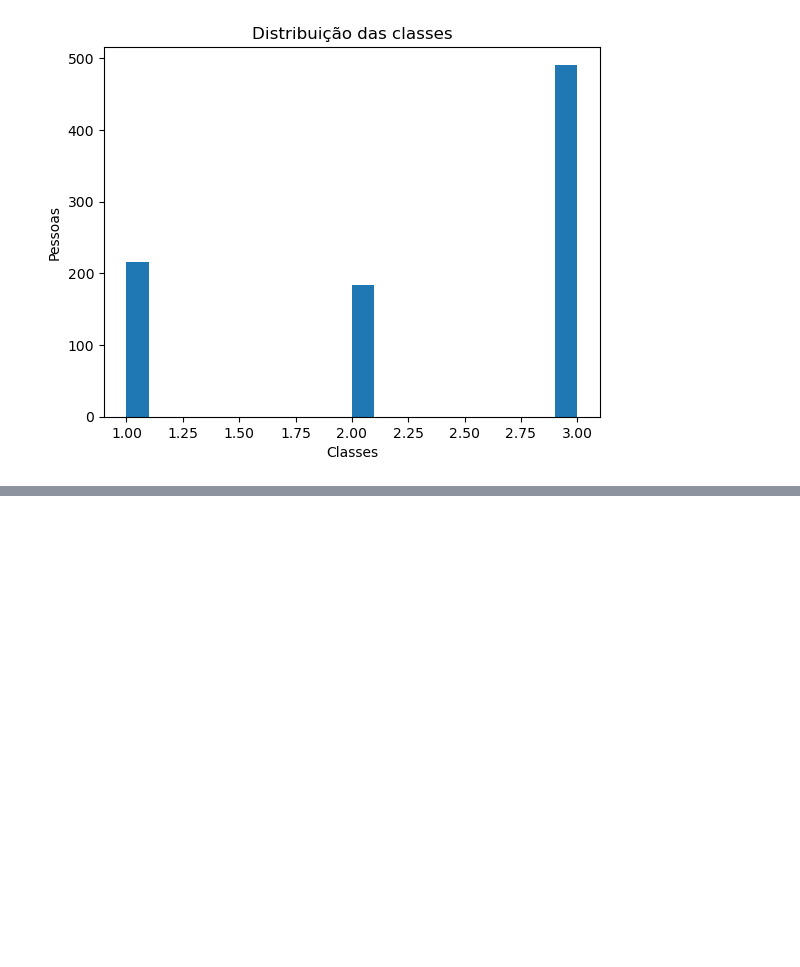
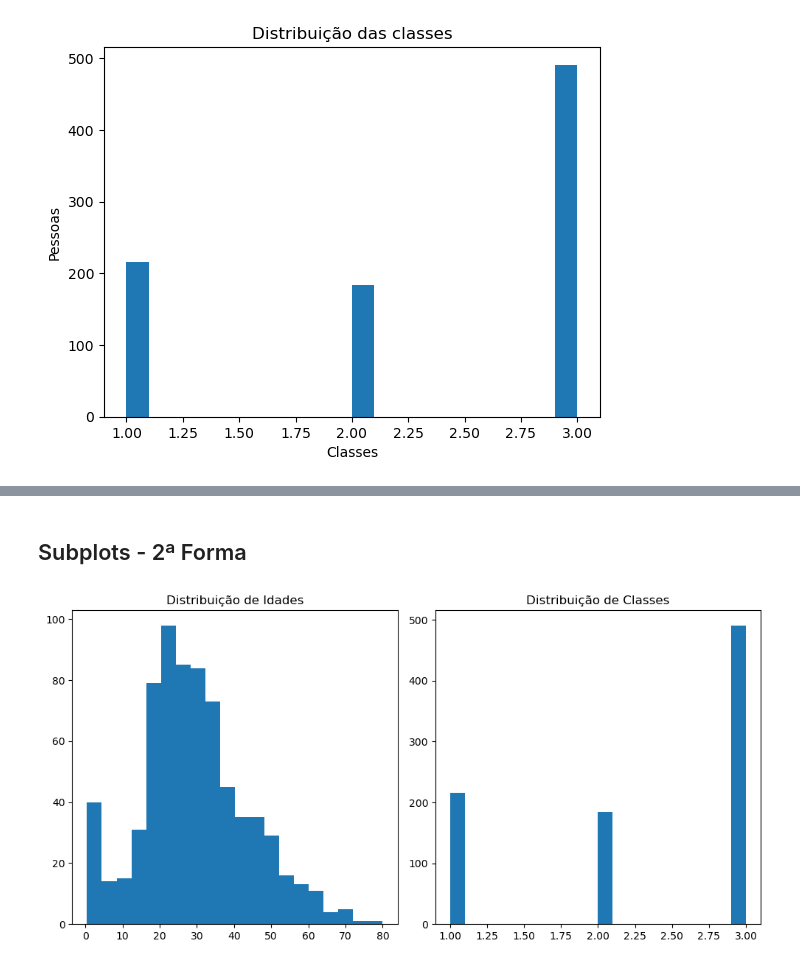
Before and after one commit to phillrog/py-machine-learning, a Jupyter notebook: notebooks/5 - visualização de dados/5 - visualização de dados.ipynb, the cells around one changed output, grey strips where cells are left out. Drawn from its saved outputs; the diff is of its cells as text; code cells hidden in the pictures; blank space fills up the shorter version.

```diff
--- a/notebooks/5 - visualização de dados/5 - visualização de dados.ipynb
+++ b/notebooks/5 - visualização de dados/5 - visualização de dados.ipynb
@@ -94,0 +98,15 @@ plt.show()
+# %% [markdown]
+## Subplots - 2ª Forma
+# %%
+f, ax = plt.subplots(1,2, figsize=(10,5), dpi=100) # 1 linha, 2 colunas
+ax[0].hist(data['Idade'].dropna(), bins=20)
+ax[0].set_title('Distribuição de Idades')
+
+
+ax[1].hist(data['Classe'].dropna(), bins=20)
+ax[1].set_title('Distribuição de Classes')
+
+plt.tight_layout()
+plt.show()
+# %% [output]
+[figure, added]
```
Also changed, not shown: parts of 5 cells of this notebook.
